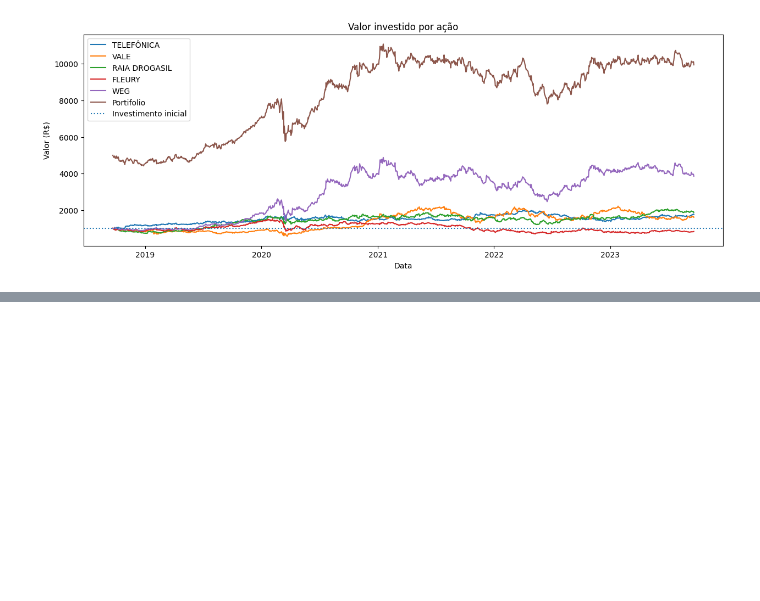
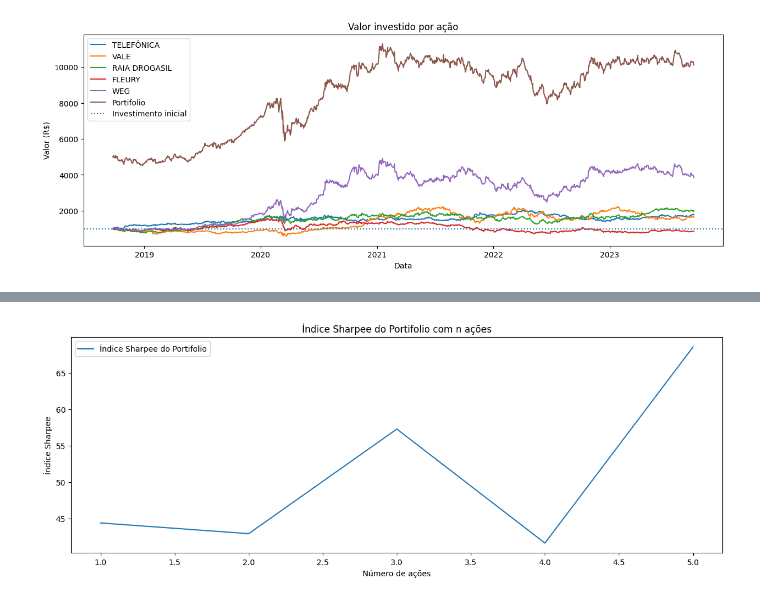
Before and after one commit to iancdesponds/APS-3-CDADOS, a Jupyter notebook: aps.ipynb, the cells around one changed output, grey strips where cells are left out. Cells and saved outputs as stored; diff of their text form; code cells hidden in the pictures; blank space fills up the shorter version.

```diff
--- a/aps.ipynb
+++ b/aps.ipynb
@@ -275,0 +276,10 @@ plt.show()
+# %%
+plt.figure(figsize=(15,5))
+plt.plot([1,2,3,4,5], [ind_sharpee_1_acao, ind_sharpee_2_acoes, ind_sharpee_3_acoes, ind_sharpee_4_acoes, ind_sharpee_5_acoes], label='Índice Sharpee do Portifolio')
+plt.legend()
+plt.title('Índice Sharpee do Portifolio com n ações')
+plt.ylabel('Índice Sharpee')
+plt.xlabel('Número de ações')
+plt.show()
+# %% [output]
+[figure, added]
```
Also changed, not shown: parts of 11 cells of this notebook.
